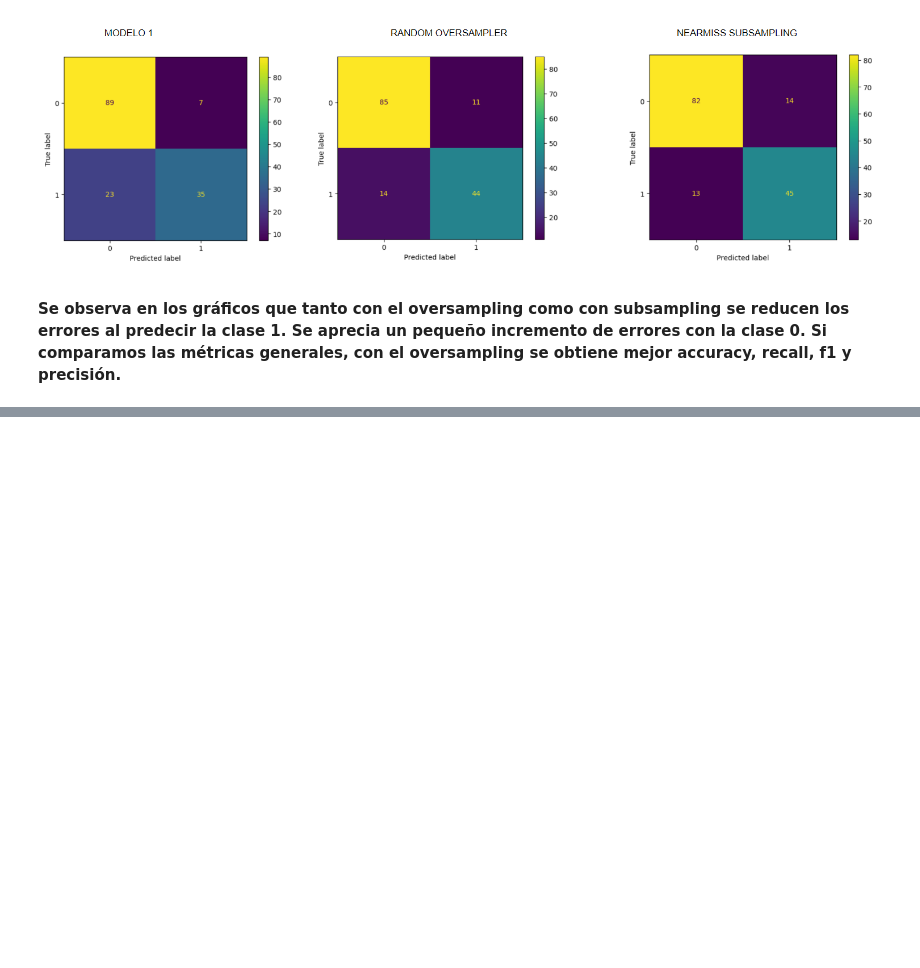
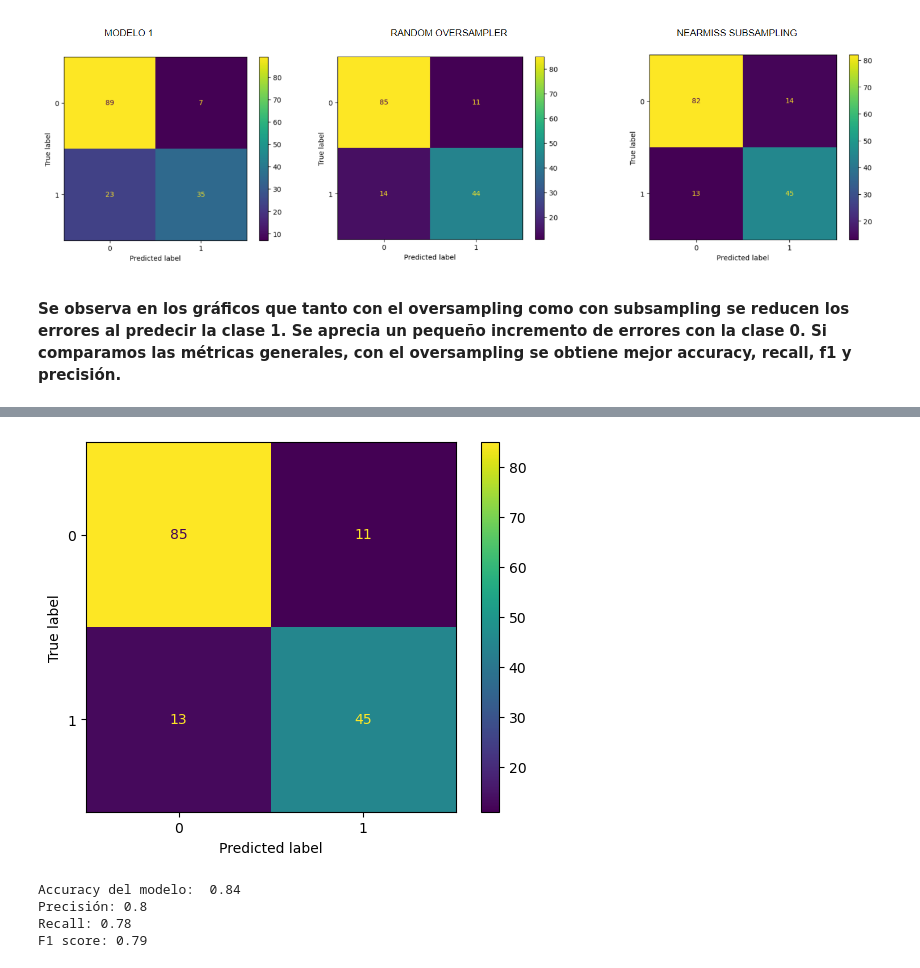
Before and after one commit to agustin29a/Grupo2_PP1, a Jupyter notebook: src/PP1_DIABETES_REG_LOGISTICA.ipynb, the cells around one changed output, grey strips where cells are left out. Cells and saved outputs as stored; diff of their text form; code cells hidden in the pictures; blank space fills up the shorter version.

```diff
--- a/src/PP1_DIABETES_REG_LOGISTICA.ipynb
+++ b/src/PP1_DIABETES_REG_LOGISTICA.ipynb
@@ -61,12 +71,12 @@ for col in ["Glucose", "BMI", "BloodPressure", "SkinThickness"]:
 # Filtra las filas donde 'Insulin' no sea igual a cero y agrupa por 'Outcome'
 filtered_data = df_diabetes[df_diabetes['Insulin'] != 0]
 
-medians = filtered_data.groupby('Outcome')['Insulin'].median()
+medians2 = filtered_data.groupby('Outcome')['Insulin'].median()
 
-print("Mediana de Insulin para Outcome 0:", medians.loc[0])
-print("Mediana de Insulin para Outcome 1:", medians.loc[1])
+print("Mediana de Insulin para Outcome 0:", medians2.loc[0])
+print("Mediana de Insulin para Outcome 1:", medians2.loc[1])
 print()
-print(medians)
+print(medians2)
 # %% [output]
 Mediana de Insulin para Outcome 0: 102.5
 Mediana de Insulin para Outcome 1: 169.5
@@ -79,7 +89,7 @@ Name: Insulin, dtype: float64
 # Define una función que reemplace los ceros en 'Insulin' por la mediana correspondiente
 def replace_insulin(row):
     if row['Insulin'] == 0:
-        return medians[row['Outcome']]
+        return medians2[row['Outcome']]
     else:
         return row['Insulin']
 
@@ -364,0 +378,23 @@ Si comparamos las métricas generales, con el oversampling se obtiene mejor accu
+# %%
+# Crear y entrenar el modelo de regresión logística
+model4 = LogisticRegression(random_state=42,class_weight="balanced")
+model4.fit(X_train, y_train)
+y_pred4 = model4.predict(X_test)
+# %%
+cm4 = confusion_matrix(y_test, y_pred4)
+ConfusionMatrixDisplay(cm4).plot()
+plt.show()
+# %% [output]
+[figure, added]
+# %%
+# Evaluar el rendimiento del modelo
+
+print("Accuracy del modelo: ",round(accuracy_score(y_test, y_pred4),2))
+print("Precisión:", round(precision_score(y_test, y_pred4),2))
+print("Recall:", round(recall_score(y_test, y_pred4),2))
+print("F1 score:", round(f1_score(y_test, y_pred4),2))
+# %% [output]
+Accuracy del modelo:  0.84
+Precisión: 0.8
+Recall: 0.78
+F1 score: 0.79
```
Also changed, not shown: parts of 9 cells of this notebook.
